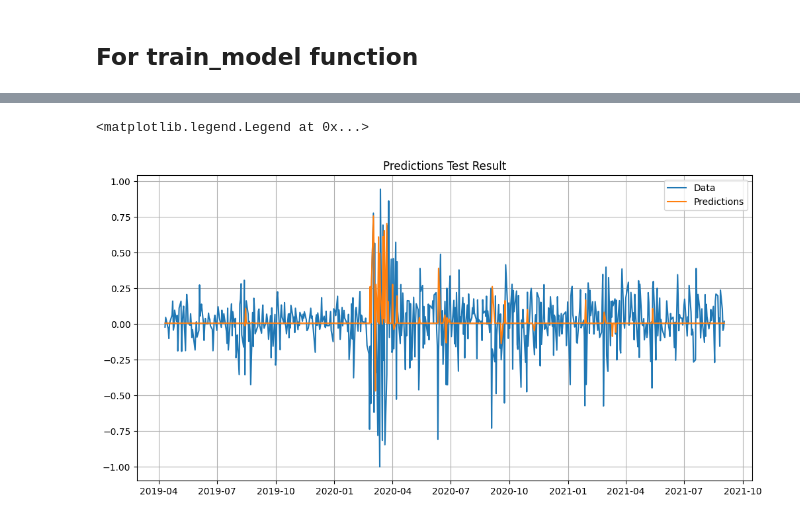
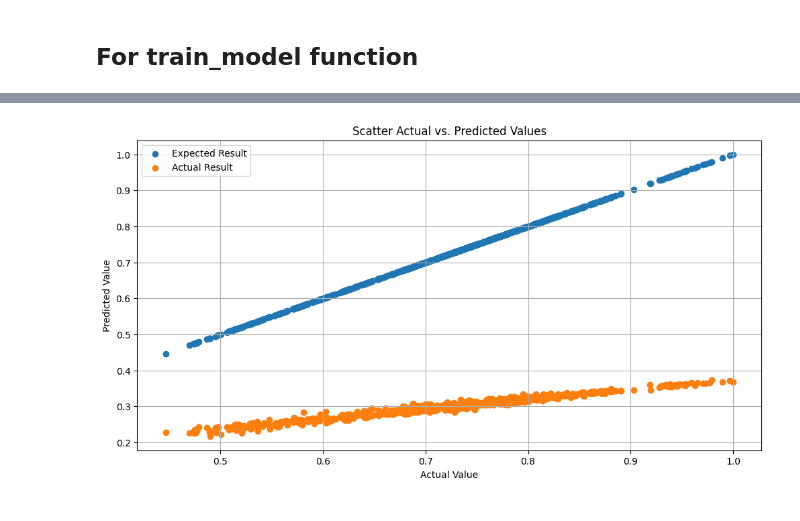
Before and after one commit to BoykoPetevBoev/Stock-Market-Prediction, a Jupyter notebook: src/models/lstm_v1/lstm_model.ipynb, the cells around one changed output, grey strips where cells are left out. Cells and saved outputs as stored; diff of their text form; code cells hidden in the pictures.

```diff
--- a/src/models/lstm_v1/lstm_model.ipynb
+++ b/src/models/lstm_v1/lstm_model.ipynb
@@ -104,8 +109,4 @@ predictions = model.predict(x_test)
-# %%
-plt = config_chart('Predictions Test Result')
-plt.plot(dates_test, y_test)
-plt.plot(dates_test, predictions)
-plt.legend(['Data', 'Predictions'])
-# %% [output]
-<matplotlib.legend.Legend at 0x...>
-[figure, removed]
+# %%
+plot_scatter_data(y_predict, predictions)
+# %% [output]
+[figure, added]
```
Also changed, not shown: parts of 16 cells of this notebook, 36 other files.
